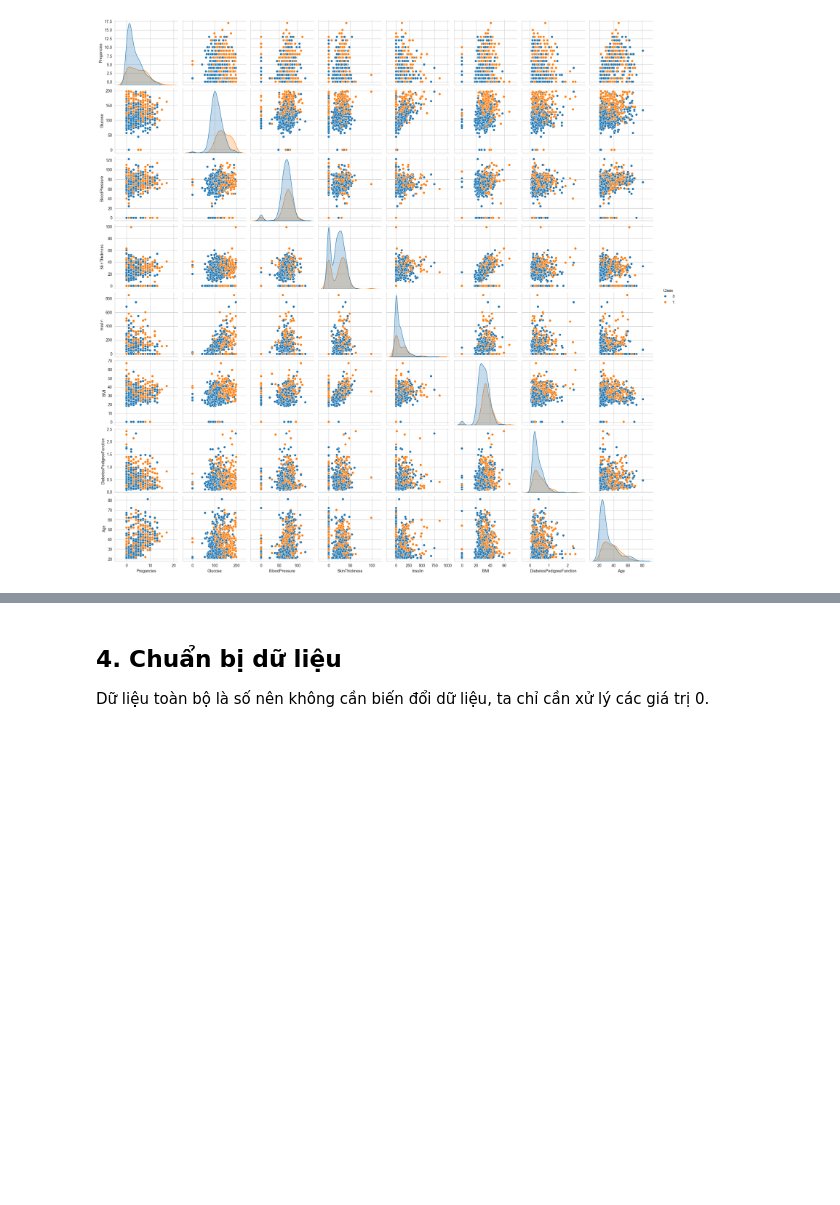
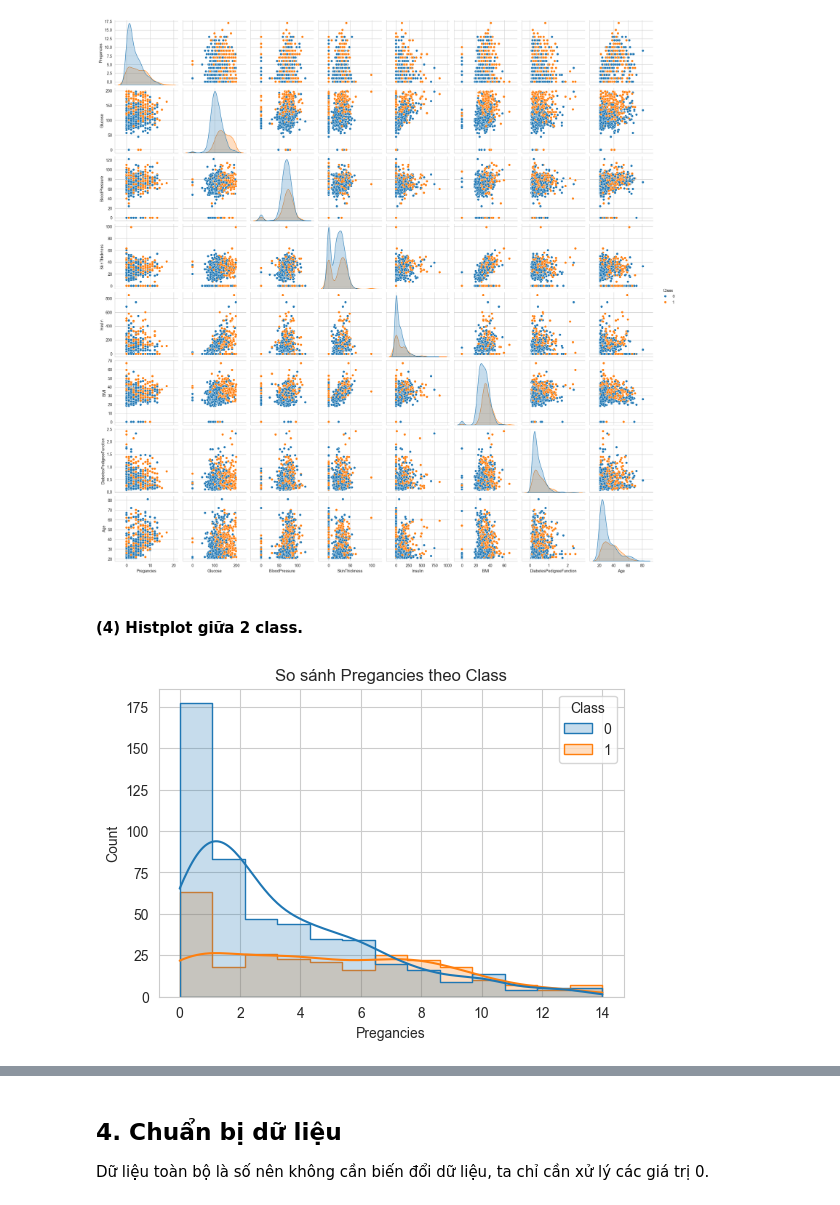
Before and after one commit to NgThanhNhanf/machine_learning, a Jupyter notebook: code/practice/lab04/lab04_Classification_of_Diabetes.ipynb, the cells around one changed output, grey strips where cells are left out. Saved outputs shown, nothing was run; the diff lists cells and outputs as text; code cells hidden in the pictures; blank space fills up the shorter version.

```diff
--- a/code/practice/lab04/lab04_Classification_of_Diabetes.ipynb
+++ b/code/practice/lab04/lab04_Classification_of_Diabetes.ipynb
@@ -278,3 +305,15 @@ sns.pairplot(data, hue="Class")
 # %% [output]
 <seaborn.axisgrid.PairGrid at 0x...>
 [figure]
+# %% [markdown]
+#### (4) Histplot giữa 2 class.
+# %%
+features = ['Pregancies', 'Glucose', 'BloodPressure', 'SkinThickness', 'Insulin', 'BMI', 'DiabetesPedigreeFunction', 'Age']
+
+plt.figure(figsize=(6,4))
+sns.histplot(x='Pregancies', hue = "Class", data=data, kde = True, element="step")
+plt.title(f"So sánh Pregancies theo Class")
+plt.savefig("hist_pregancies.png", dpi=300, bbox_inches='tight')
+plt.show()
+# %% [output]
+[figure, added]
```
Also changed, not shown: parts of 14 cells of this notebook, 22 other files.
